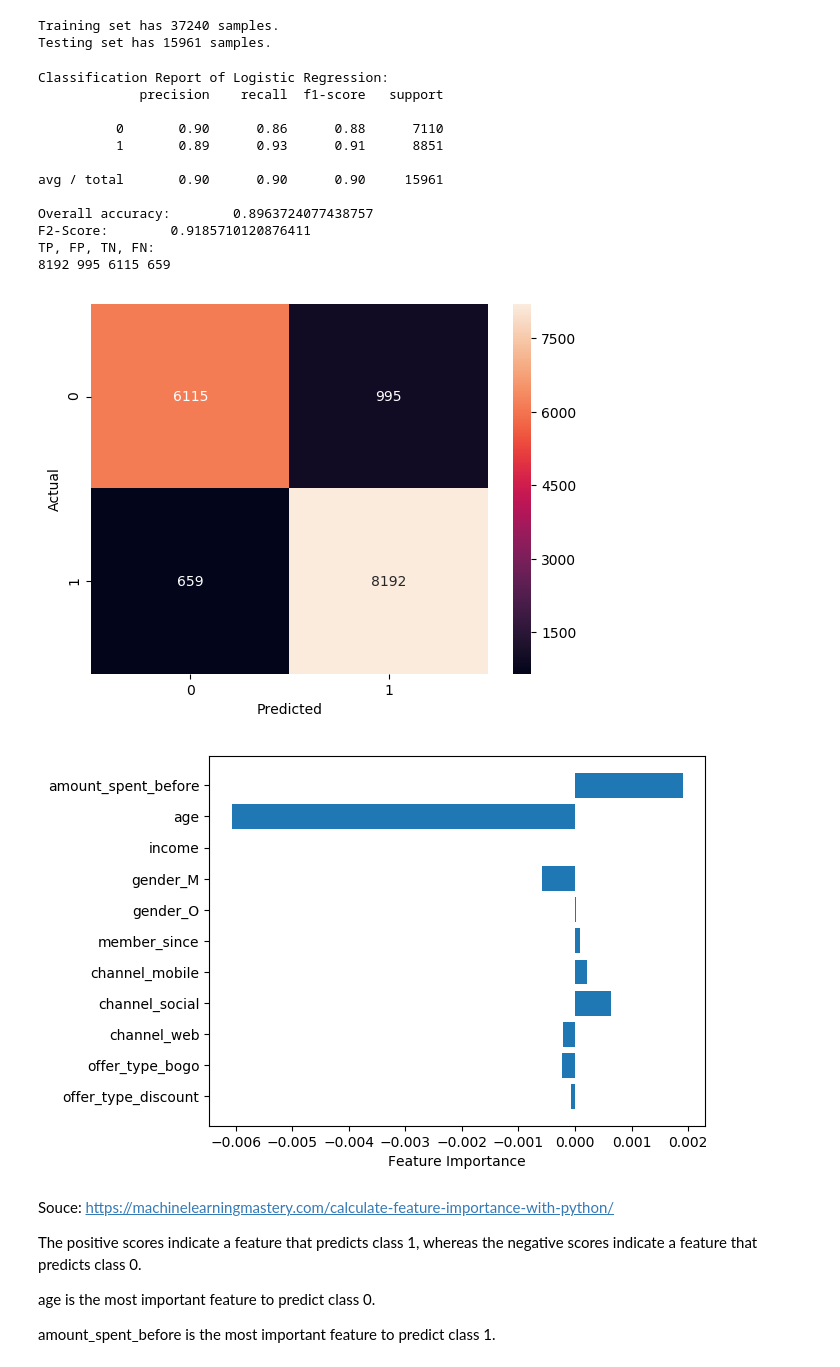
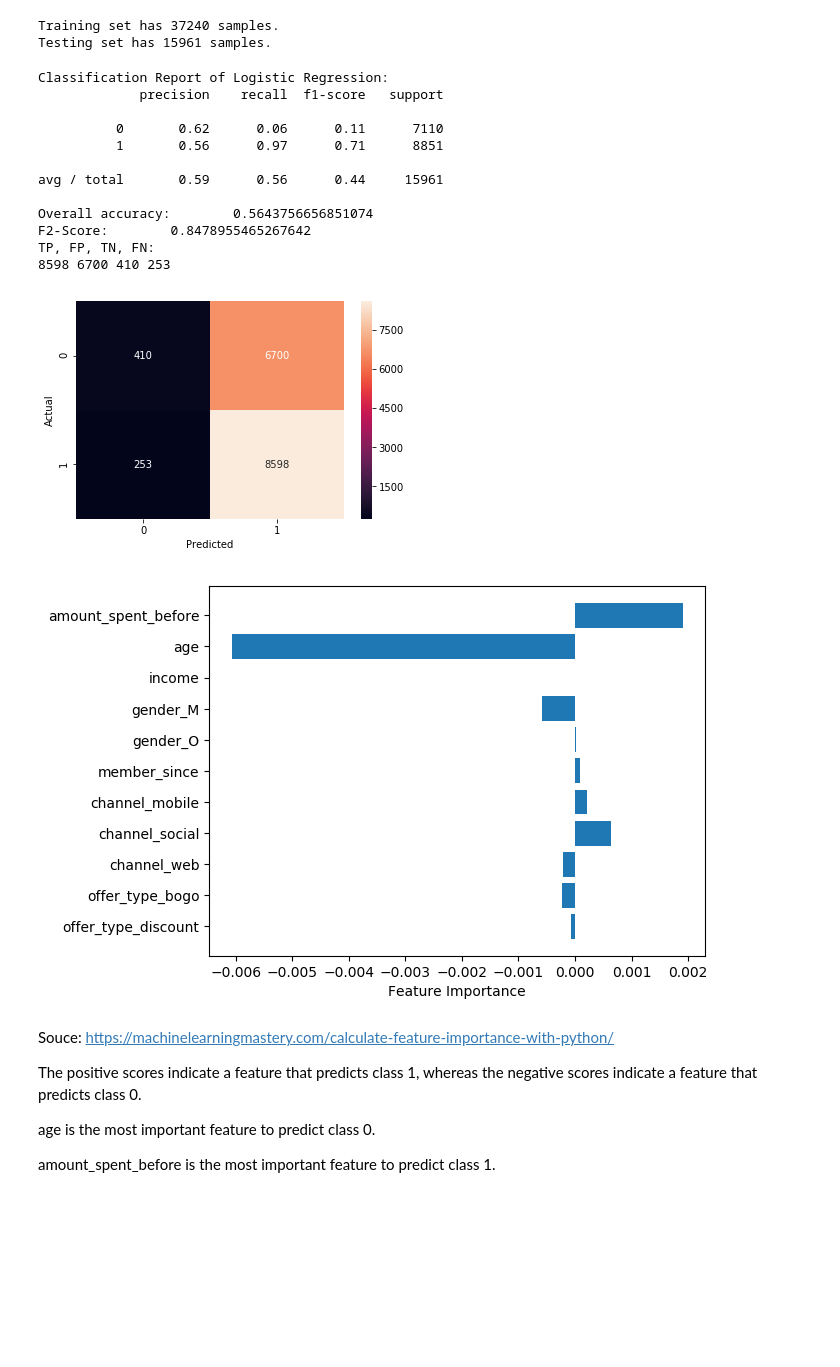
Before and after one commit to AliceSchuster/Udacity_Project_4, a Jupyter notebook: Starbucks_Capstone_notebook.ipynb, the cells around one changed output. Saved outputs shown, nothing was run; the diff lists cells and outputs as text; code cells hidden in the pictures; blank space fills up the shorter version.

Commit message:
added import to the top and added comments

```diff
--- a/Starbucks_Capstone_notebook.ipynb
+++ b/Starbucks_Capstone_notebook.ipynb
@@ -768,12 +780,15 @@ print("Testing set has {} samples.".format(X_test.shape[0]))
 Training set has 37240 samples.
 Testing set has 15961 samples.
 # %%
-from sklearn.metrics import classification_report
-from sklearn.metrics import confusion_matrix
-from sklearn.metrics import accuracy_score
-from sklearn.metrics import fbeta_score
-
 def model_results (model_name, y_test, model_pred):
+    '''
+    Prints the results of the classification report, overall accuracy, F2-core as well as the amount of TP, FP, TN, FN.
+    Additonally draws the confusion matrix.
+    Input:
+        model_name: name of model
+        y_test: test data containing actual labels
+        model_pred: predicted labels
+    '''
     print('Classification Report of ' + model_name + ':')
     print(classification_report(y_test, model_pred))
     print("Overall accuracy:\t {}".format(accuracy_score(y_test, model_pred)))
@@ -792,9 +807,13 @@ def model_results (model_name, y_test, model_pred):
     plt.ylabel("Actual")
     plt.xlabel("Predicted");
 # %%
-import matplotlib.pyplot as plt
-# see also
-def print_feature_importance(feature_importance, X):
+def plot_feature_importance(feature_importance, X):
+    '''
+    Plots the feature importance
+    Input:
+        feature_importance: score to input features presenting how useful they are at predicting a target variable
+        X: features
+    '''
     plt.rcdefaults()
     fig, ax = plt.subplots()
     features = (X.columns)
@@ -805,26 +824,26 @@ def print_feature_importance(feature_importance, X):
     ax.invert_yaxis()
     ax.set_xlabel('Feature Importance')
 # %%
-from sklearn.linear_model import LogisticRegression
+# Prediction based on Logistic Regression
 lr = LogisticRegression(random_state=42)
 lr.fit(X_train, y_train)
-lr_pred = model.predict(X_test)
+lr_pred = lr.predict(X_test)
 model_results ("Logistic Regression", y_test, lr_pred)
-print_feature_importance (lr.coef_[0], X)
+plot_feature_importance (lr.coef_[0], X)
 # %% [output]
 Classification Report of Logistic Regression:
              precision    recall  f1-score   support
 
-          0       0.90      0.86      0.88      7110
-          1       0.89      0.93      0.91      8851
+          0       0.62      0.06      0.11      7110
+          1       0.56      0.97      0.71      8851
 
-avg / total       0.90      0.90      0.90     15961
+avg / total       0.59      0.56      0.44     15961
 
-Overall accuracy:        0.8963724077438757
-F2-Score:        0.9185710120876411
+Overall accuracy:        0.5643756656851074
+F2-Score:        0.8478955465267642
 TP, FP, TN, FN:
-8192 995 6115 659
+8598 6700 410 253
-[figure, old version]
+[figure, new version]
 [figure]
 # %% [markdown]
 Souce: https://machinelearningmastery.com/calculate-feature-importance-with-python/
```
Also changed, not shown: parts of 54 cells of this notebook.
